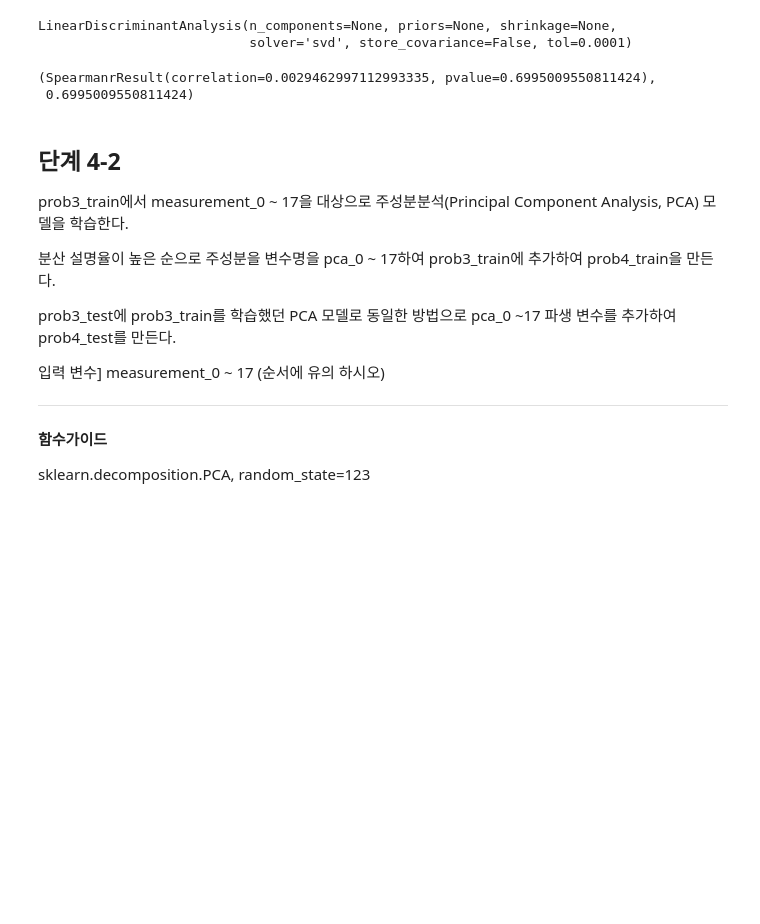
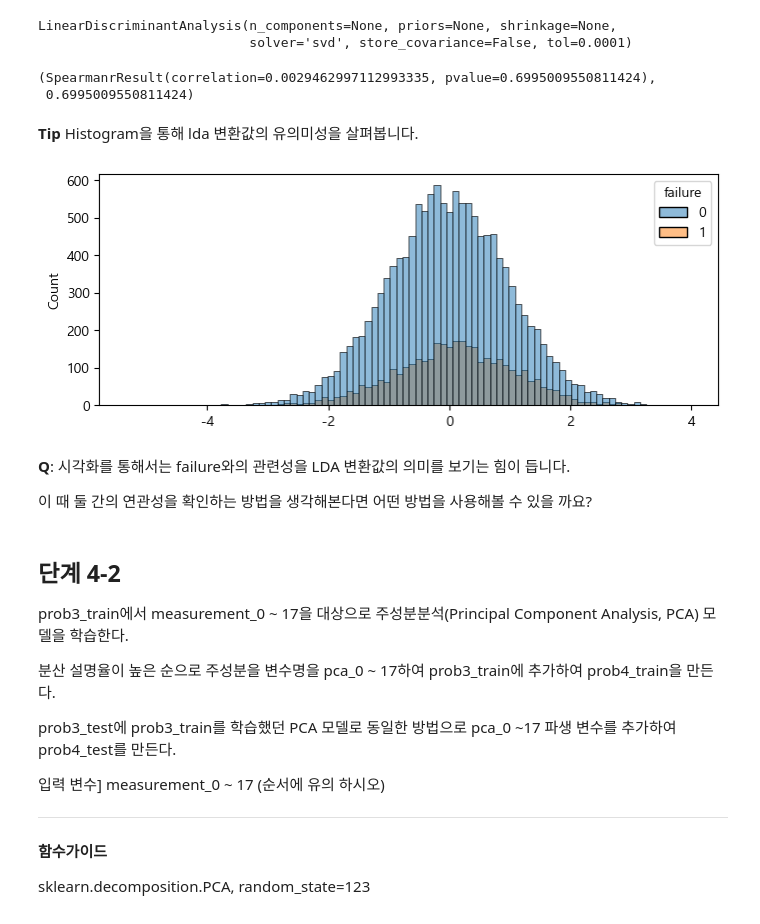
Before and after one commit to sunkusun9/DS_lv3_2503_2, a Jupyter notebook: sec_ds_lv3_prob1_prob.ipynb, the cells around one changed output. Cells and saved outputs as stored; diff of their text form; code cells hidden in the pictures; blank space fills up the shorter version.

```diff
--- a/sec_ds_lv3_prob1_prob.ipynb
+++ b/sec_ds_lv3_prob1_prob.ipynb
@@ -199,7 +193,7 @@ sklearn.linear_model.LinearRegression
 
 ---
 # %%
-# 방법 1
+# 방법 1: 반복문
 from sklearn.experimental import enable_iterative_imputer
 from sklearn.impute import IterativeImputer # , random_state=123
 from sklearn.linear_model import LinearRegression
@@ -210,6 +204,7 @@ imp = IterativeImputer(
 )
 X_imp = ['measurement_{}'.format(i) for i in range(3, 10)] + ['measurement_17']
 for i in df_basetable['product_code'].unique():
+    # product_code가 i에 해당하는 데이터를 가져오기 위한 boolean index를 만듭니다.
     s_idx = df_basetable['product_code'] == i
-    df_tmp = df_basetable.loc[s_idx]
-    df_basetable.loc[s_idx, X_imp] = imp.fit_transform(df_tmp[X_imp])
+    # df_basetable.loc[s_id][X_imp]  = imp.fit_transform(df_basetable.loc[s_idx, X_imp]) 는 Caveat Warning이 발생하니 사용하면 안 됩니다.
+    df_basetable.loc[s_idx, X_imp] = imp.fit_transform(df_basetable.loc[s_idx, X_imp])
@@ -1121,16 +1184,30 @@ lda.fit(df_prob3_train[X_lda], df_prob3_train['failure'])
 # %% [output]
 LinearDiscriminantAnalysis(n_components=None, priors=None, shrinkage=None,
                            solver='svd', store_covariance=False, tol=0.0001)
-# %%
-from scipy.stats import spearmanr
-result_4_1 = spearmanr(
-    df_prob3_train['loading'], lda.transform(df_prob3_train[X_lda])
-)
-A = result_4_1.pvalue
-result_4_1, A
-# %% [output]
-(SpearmanrResult(correlation=0.0029462997112993335, pvalue=0.6995009550811424),
- 0.6995009550811424)
+# %%
+from scipy.stats import spearmanr
+result_4_1 = spearmanr(
+    df_prob3_train['loading'], lda.transform(df_prob3_train[X_lda])
+)
+A = result_4_1.pvalue
+result_4_1, A
+# %% [output]
+(SpearmanrResult(correlation=0.0029462997112993335, pvalue=0.6995009550811424),
+ 0.6995009550811424)
+# %% [markdown]
+**Tip** Histogram을 통해 lda 변환값의 유의미성을 살펴봅니다.
+# %%
+# failure별 LDA의 히스토그램을 그려봅니다.
+plt.figure(figsize=(8, 3))
+l = lda.transform(df_prob3_train[X_lda])
+sns.histplot(x=l[:, 0], hue=df_prob3_train['failure'])
+plt.show()
+# %% [output]
+[figure, added]
+# %% [markdown]
+**Q**: 시각화를 통해서는 failure와의 관련성을 LDA 변환값의 의미를 보기는 힘이 듭니다.
+
+이 때 둘 간의 연관성을 확인하는 방법을 생각해본다면 어떤 방법을 사용해볼 수 있을 까요?
 # %% [markdown]
 ## 단계 4-2
 
```
Also changed, not shown: parts of 101 cells of this notebook.
